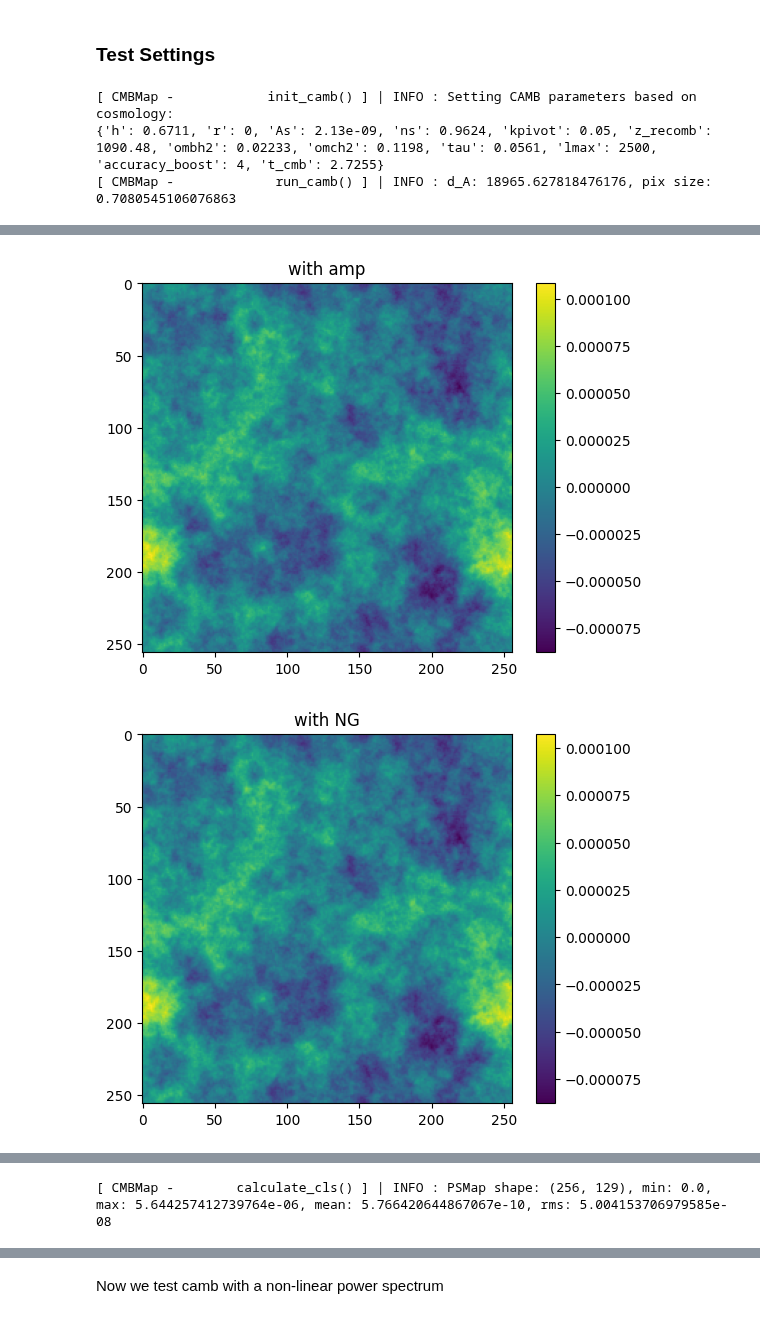
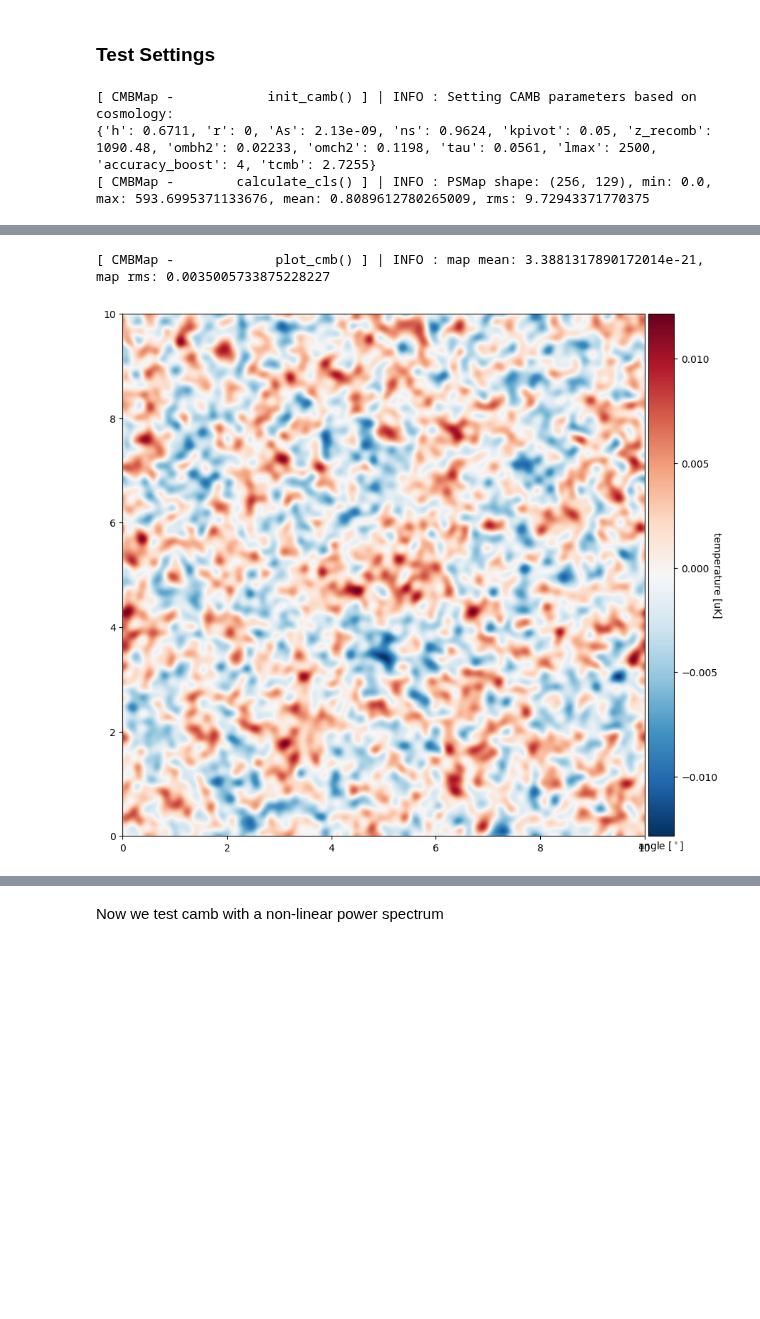
Before and after one commit to JBrandonS/MLPNG, a Jupyter notebook: dataGenerator.ipynb, the cells around one changed output, grey strips where cells are left out. Drawn from its saved outputs; the diff is of its cells as text; code cells hidden in the pictures; blank space fills up the shorter version.

```diff
--- a/dataGenerator.ipynb
+++ b/dataGenerator.ipynb
@@ -88,7 +91,7 @@ cosmo_params = {
     'tau': 0.0561,
     'lmax': 2500,
     'accuracy_boost': 4,
-    't_cmb': 2.7255,
+    'tcmb': 2.7255,
 }
 
 num_bispectra = 10**4
@@ -106,11 +109,11 @@ run_test = True
 # %%
 if run_test:
     test_map = CMBMap(BoxSize, grid, cosmo=cosmo_params, log_level=INFO)
-    test_map.GenerateField(f_nl=1.,seed=0, plot=True)
+    test_map.GenerateField(f_nl=1.,seed=0)
 
     test_map.plot_cls(title='cls')
     test_map.plot_cmb()
 # %% [output]
 [ CMBMap -            init_camb() ] | INFO : Setting CAMB parameters based on cosmology:
-{'h': 0.6711, 'r': 0, 'As': 2.13e-09, 'ns': 0.9624, 'kpivot': 0.05, 'z_recomb': 1090.48, 'ombh2': 0.02233, 'omch2': 0.1198, 'tau': 0.0561, 'lmax': 2500, 'accuracy_boost': 4, 't_cmb': 2.7255}
-[ CMBMap -             run_camb() ] | INFO : d_A: 18965.627818476176, pix size: 0.7080545106076863
+{'h': 0.6711, 'r': 0, 'As': 2.13e-09, 'ns': 0.9624, 'kpivot': 0.05, 'z_recomb': 1090.48, 'ombh2': 0.02233, 'omch2': 0.1198, 'tau': 0.0561, 'lmax': 2500, 'accuracy_boost': 4, 'tcmb': 2.7255}
+[ CMBMap -        calculate_cls() ] | INFO : PSMap shape: (256, 129), min: 0.0, max: 593.6995371133676, mean: 0.8089612780265009, rms: 9.72943371770375
@@ -118,2 +121,2 @@ if run_test:
+[ CMBMap -             plot_cmb() ] | INFO : map mean: 3.3881317890172014e-21, map rms: 0.0035005733875228227
-[figure, old version]
+[figure, new version]
-[figure, removed]
@@ -123 +122,0 @@ if run_test:
-[ CMBMap -        calculate_cls() ] | INFO : PSMap shape: (256, 129), min: 0.0, max: 5.644257412739764e-06, mean: 5.766420644867067e-10, rms: 5.004153706979585e-08
```
Also changed, not shown: parts of 10 cells of this notebook, 3 other files.
